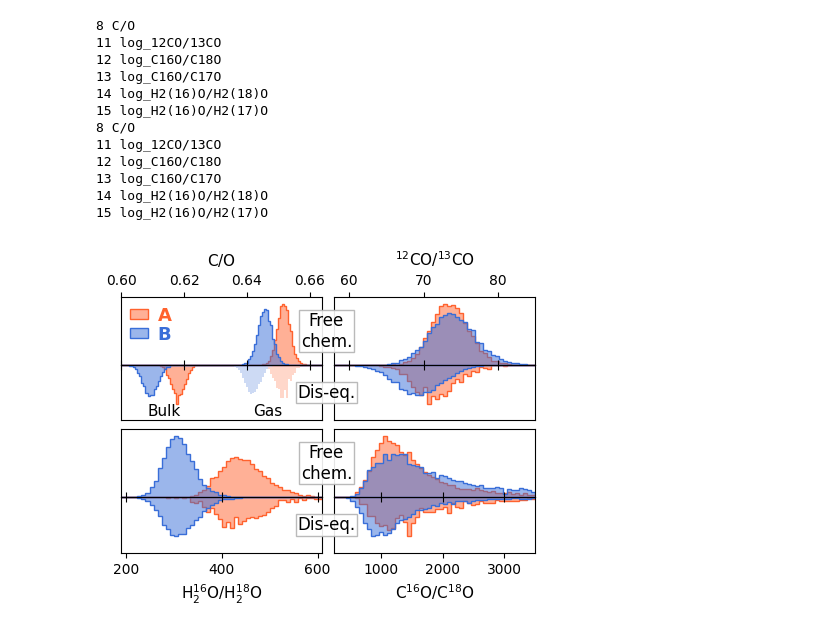
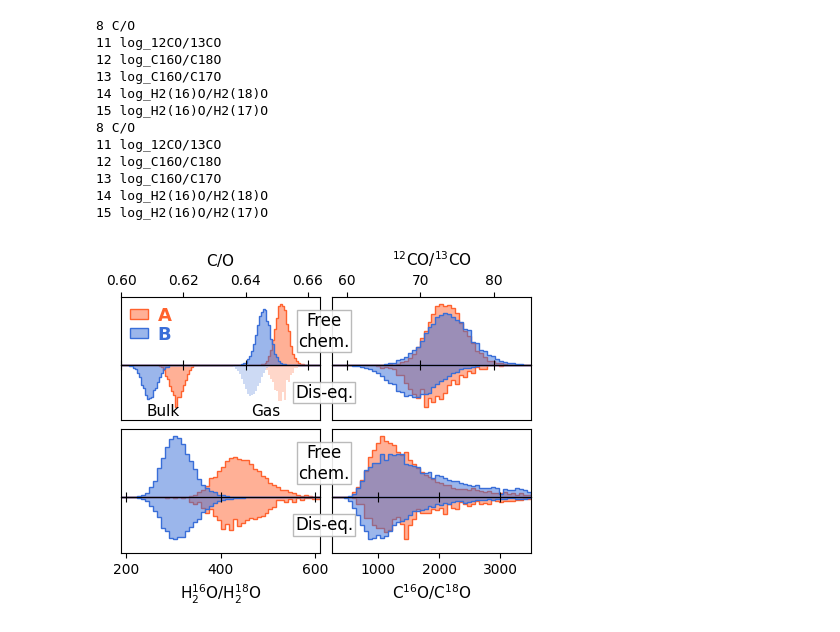
Before and after one commit to samderegt/retrieval_base, a Jupyter notebook: Luhman_16/figures/plot_K_band_chem_ratios.ipynb, the cells around one changed output. Cells and saved outputs as stored; diff of their text form; code cells hidden in the pictures.

```diff
--- a/Luhman_16/figures/plot_K_band_chem_ratios.ipynb
+++ b/Luhman_16/figures/plot_K_band_chem_ratios.ipynb
@@ -199,7 +199,7 @@ for i, key in enumerate(hist_info.keys()):
     ax_1[i].set(xlim=hist_range, yticks=[], ylim=ylim, facecolor='none')
 
     ylim = ax_2[i].get_ylim()
-    ylim = [ylim[0], ylim[1]*1.35]
+    ylim = [ylim[0], ylim[1]*1.25]
     ax_2[i].set(xlim=hist_range, yticks=[], ylim=ylim, facecolor='none')
     ax_2[i].yaxis.set_inverted(True)
 
@@ -212,35 +212,35 @@ ax_1[2].tick_params(axis='x', labelbottom=False, direction='inout', length=7)
 ax_1[3].tick_params(axis='x', labelbottom=False, direction='inout', length=7)
 
 ax_1[0].set_xlabel(r'$\mathrm{C/O}$', fontsize=11, labelpad=6.0)
 ax_1[1].set_xlabel(r'$\mathrm{^{12}CO/^{13}CO}$', fontsize=11, labelpad=6.0)
 ax_2[2].set_xlabel(r'$\mathrm{H_2^{16}O/H_2^{18}O}$', fontsize=11)
 ax_2[3].set_xlabel(r'$\mathrm{C^{16}O/C^{18}O}$', fontsize=11)
 
 ax_1[0].xaxis.set_label_position('top')
 ax_1[1].xaxis.set_label_position('top')
 
 ann_kwargs = dict(
     xycoords='axes fraction', ha='center', va='center', fontsize=12,
     bbox={'boxstyle':'square,pad=0.1', 'ec':'0.7', 'fc':'w', 'alpha':0.9},
 )
 for i in [1,3]:
     ax_1[i].annotate('Free\nchem.', xy=(-0.04,0.5), **ann_kwargs)
     ax_2[i].annotate('Dis-eq.', xy=(-0.04,0.5), **ann_kwargs)
 
 ann_kwargs = dict(xycoords=ax_2[0].get_xaxis_transform(), ha='center', va='bottom', fontsize=11)
 ax_2[0].annotate('Gas', xy=(np.mean([np.median(chem_ratios_A_eq['C/O_mean']),np.median(chem_ratios_B_eq['C/O_mean'])]),0.03), **ann_kwargs)
 ax_2[0].annotate('Bulk', xy=(np.mean([np.median(chem_ratios_A_eq['C/O']),np.median(chem_ratios_B_eq['C/O'])]),0.03), **ann_kwargs)
 
 ax_1[0].legend(
     loc='upper left', bbox_to_anchor=(0.,1.), labelspacing=0.05, handlelength=1.0, handleheight=0.5,
     handletextpad=0.5, borderpad=0., labelcolor=[color_A, color_B], prop={'weight':'bold', 'size':13}, frameon=False,
 )
 
-plt.subplots_adjust(left=0.04, bottom=0.16, top=0.85, right=0.96)
+plt.subplots_adjust(left=0.05, bottom=0.16, top=0.85, right=0.96)
 plt.savefig(f'./plots/K_band_chem_ratios.pdf')
 plt.show()
 # %% [output]
-[figure, old version]
+[figure, new version]
 # %%
 result_utils.latex_format(chem_ratios_A['C/O'], chem_ratios_B['C/O'], decimals=3)
 result_utils.latex_format(chem_ratios_A['12CO/13CO'], chem_ratios_B['12CO/13CO'], decimals=0)
```
Also changed, not shown: 2 other files.
